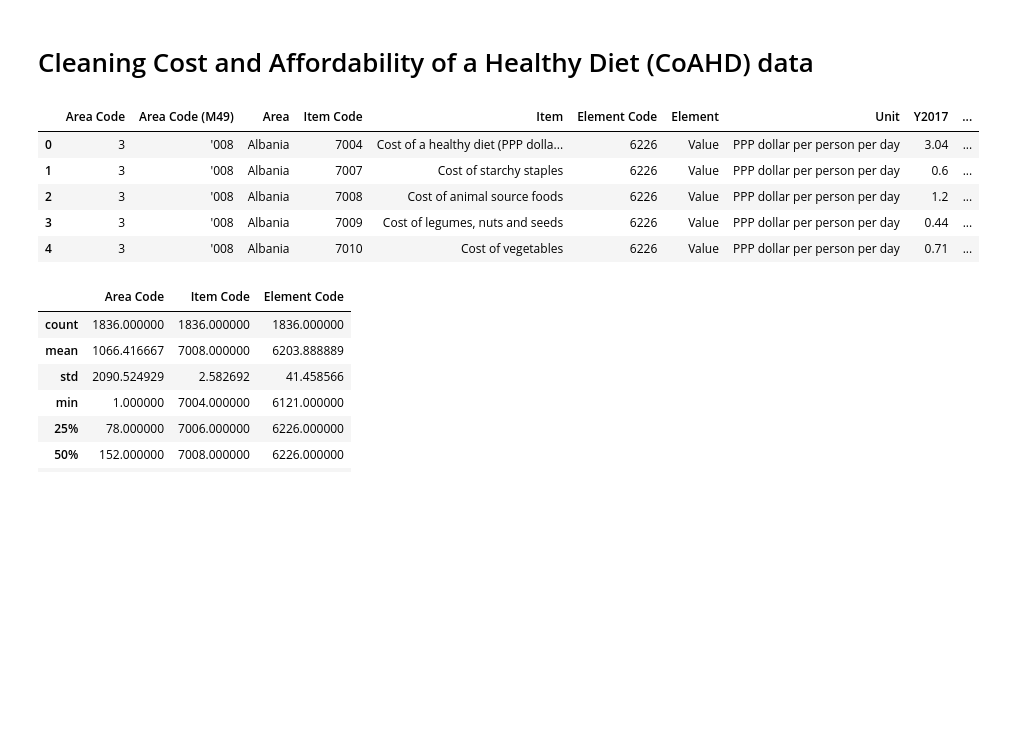
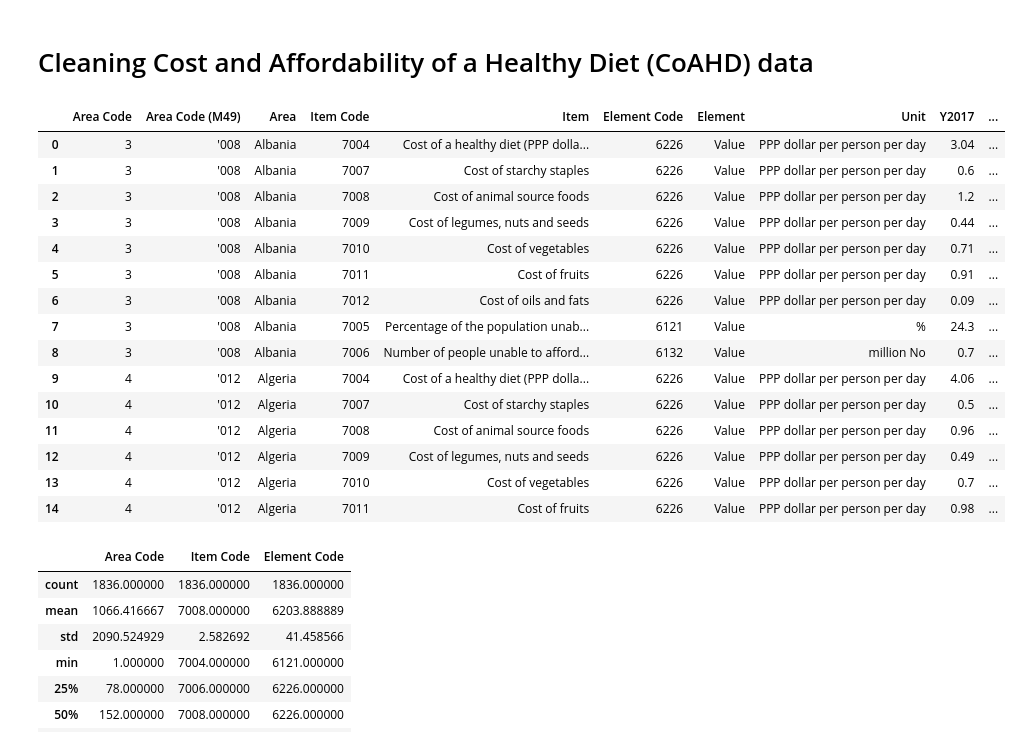
Before and after one commit to janettelau/consumption-patterns, a Jupyter notebook: reading_files_cleaning.ipynb, the cells around one changed output. Saved outputs shown, nothing was run; the diff lists cells and outputs as text; code cells hidden in the pictures; blank space fills up the shorter version.

```diff
--- a/reading_files_cleaning.ipynb
+++ b/reading_files_cleaning.ipynb
@@ -292,14 +327,24 @@ global_income_cleaned_new_df
 # %%
 # Show the rows and colomns of each dataframes
 coahd_df # Cost and Affordability of a Healthy Diet (CoAHD)
-coahd_df.head()
+coahd_df.head(15)
 # %% [output]
 |  | Area Code | Area Code (M49) | Area | Item Code | Item | Element Code | Element | Unit | Y2017 | ... |
 | 0 | 3 | '008 | Albania | 7004 | Cost of a healthy diet (PPP dolla... | 6226 | Value | PPP dollar per person per day | 3.04 | ... |
 | 1 | 3 | '008 | Albania | 7007 | Cost of starchy staples | 6226 | Value | PPP dollar per person per day | 0.6 | ... |
 | 2 | 3 | '008 | Albania | 7008 | Cost of animal source foods | 6226 | Value | PPP dollar per person per day | 1.2 | ... |
 | 3 | 3 | '008 | Albania | 7009 | Cost of legumes, nuts and seeds | 6226 | Value | PPP dollar per person per day | 0.44 | ... |
 | 4 | 3 | '008 | Albania | 7010 | Cost of vegetables | 6226 | Value | PPP dollar per person per day | 0.71 | ... |
+| 5 | 3 | '008 | Albania | 7011 | Cost of fruits | 6226 | Value | PPP dollar per person per day | 0.91 | ... |
+| 6 | 3 | '008 | Albania | 7012 | Cost of oils and fats | 6226 | Value | PPP dollar per person per day | 0.09 | ... |
+| 7 | 3 | '008 | Albania | 7005 | Percentage of the population unab... | 6121 | Value | % | 24.3 | ... |
+| 8 | 3 | '008 | Albania | 7006 | Number of people unable to afford... | 6132 | Value | million No | 0.7 | ... |
+| 9 | 4 | '012 | Algeria | 7004 | Cost of a healthy diet (PPP dolla... | 6226 | Value | PPP dollar per person per day | 4.06 | ... |
+| 10 | 4 | '012 | Algeria | 7007 | Cost of starchy staples | 6226 | Value | PPP dollar per person per day | 0.5 | ... |
+| 11 | 4 | '012 | Algeria | 7008 | Cost of animal source foods | 6226 | Value | PPP dollar per person per day | 0.96 | ... |
+| 12 | 4 | '012 | Algeria | 7009 | Cost of legumes, nuts and seeds | 6226 | Value | PPP dollar per person per day | 0.49 | ... |
+| 13 | 4 | '012 | Algeria | 7010 | Cost of vegetables | 6226 | Value | PPP dollar per person per day | 0.7 | ... |
+| 14 | 4 | '012 | Algeria | 7011 | Cost of fruits | 6226 | Value | PPP dollar per person per day | 0.98 | ... |
 # %%
 coahd_df.describe()
 # %% [output]
```
Also changed, not shown: parts of 33 cells of this notebook.
